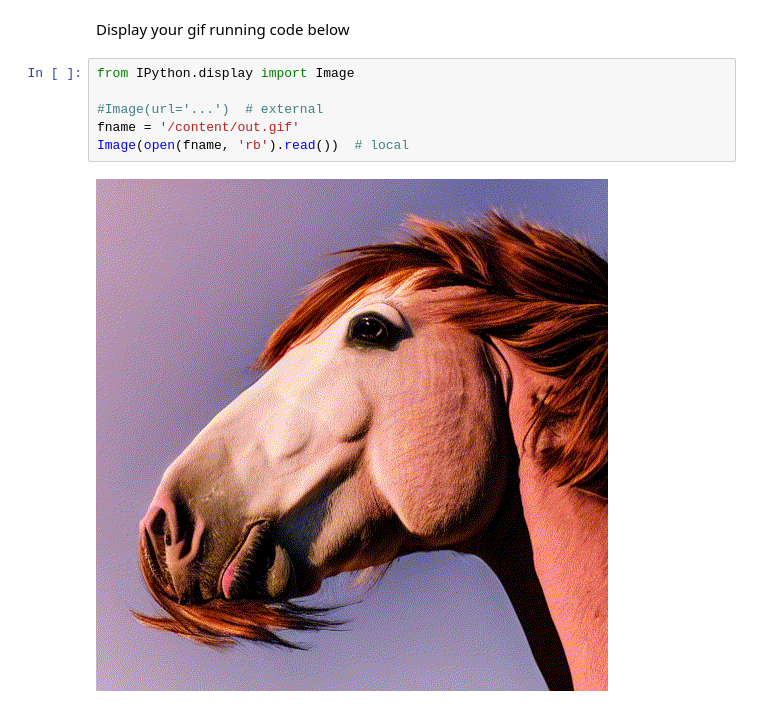
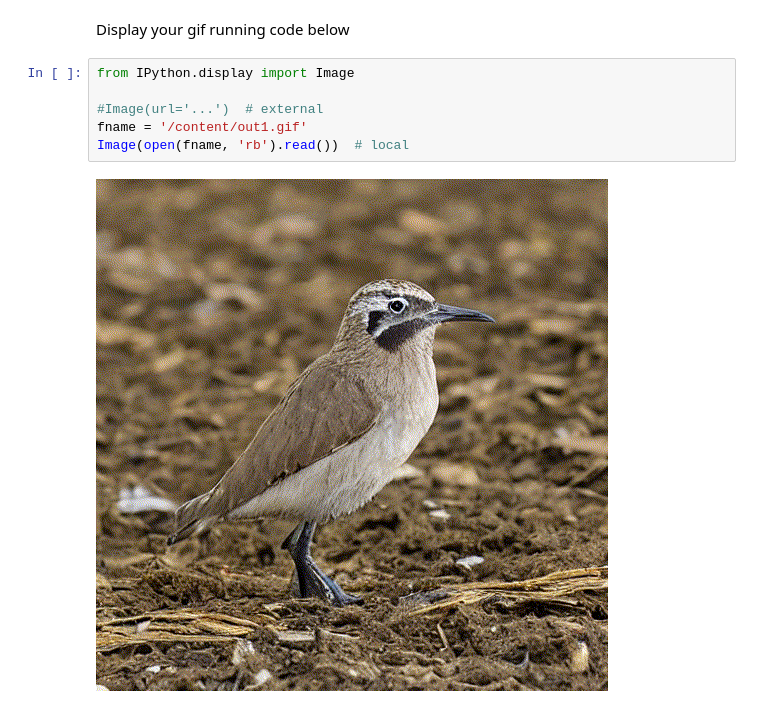
Before and after one commit to roni22342/GS2DIT, a Jupyter notebook: Class 3/stablediffusion_gif_videos.ipynb, the cells around one changed output. Saved outputs shown, nothing was run; the diff lists cells and outputs as text.

```diff
--- a/Class 3/stablediffusion_gif_videos.ipynb
+++ b/Class 3/stablediffusion_gif_videos.ipynb
@@ -468,8 +452,8 @@ Display your gif running code below
 # %%
 from IPython.display import Image
 
 #Image(url='...')  # external
-fname = '/content/out.gif'
+fname = '/content/out1.gif'
 Image(open(fname, 'rb').read())  # local
 # %% [output]
-[figure, old version]
+[figure, new version]
```
Also changed, not shown: parts of 9 cells of this notebook.
